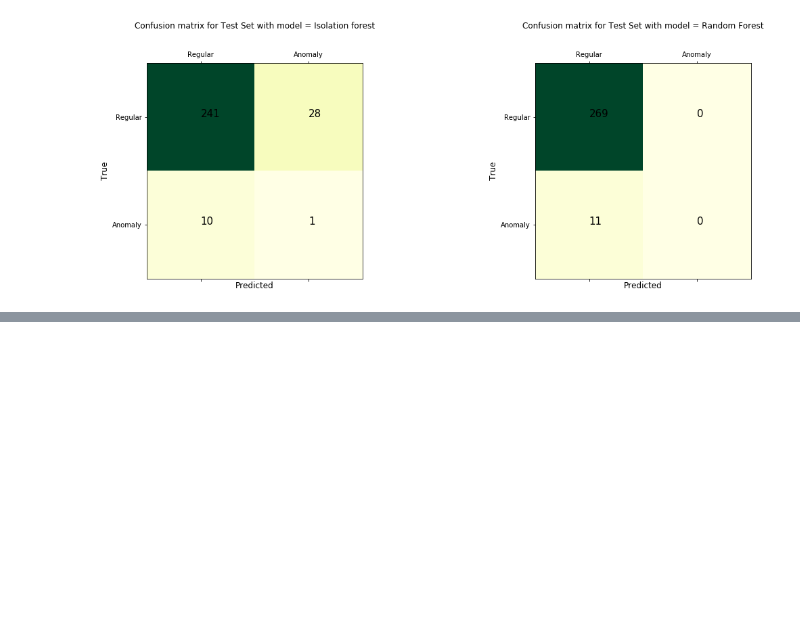
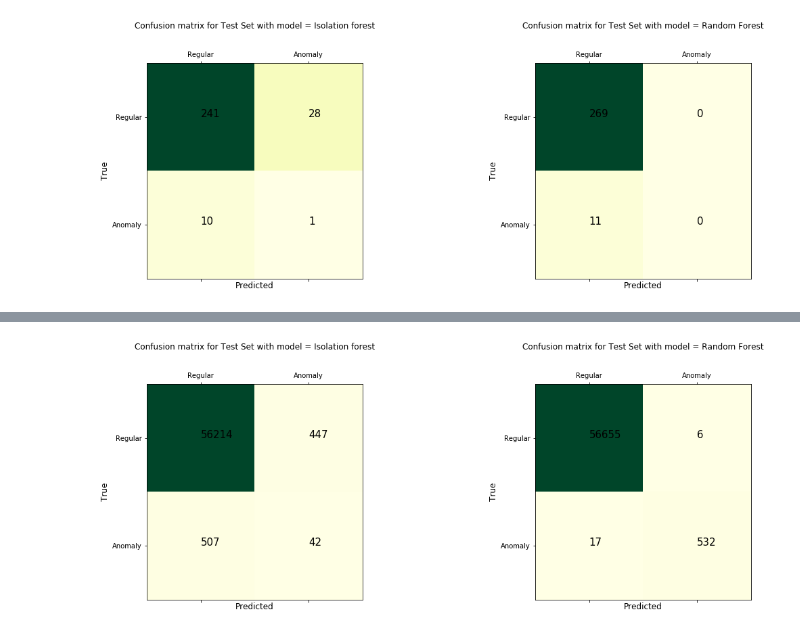
Before and after one commit to Anand191/AppliedDL, a Jupyter notebook: Ensemble _Trees_Comparison.ipynb, the cells around one changed output, grey strips where cells are left out. Drawn from its saved outputs; the diff is of its cells as text; code cells hidden in the pictures; blank space fills up the shorter version.

```diff
--- a/Ensemble _Trees_Comparison.ipynb
+++ b/Ensemble _Trees_Comparison.ipynb
@@ -174,0 +231,11 @@ plt.show()
+# %%
+test3_iso, pred3_iso, labels3_iso = conf_prep(df3_iso, "iforest")
+test3_rf, pred3_rf, labels3_ref = conf_prep(df3_rf, "rforest")
+
+fig = plt.figure(figsize=(16,12))
+conf_matrix(test3_iso, pred3_iso, fig, labels=labels3_iso, z=1 )
+conf_matrix(test3_rf, pred3_rf, fig, labels= labels3_ref, model_name="Random Forest", z=2)
+fig.subplots_adjust(wspace=0.8)
+plt.show()
+# %% [output]
+[figure, added]
```
Also changed, not shown: parts of 12 cells of this notebook, 3 other files.
